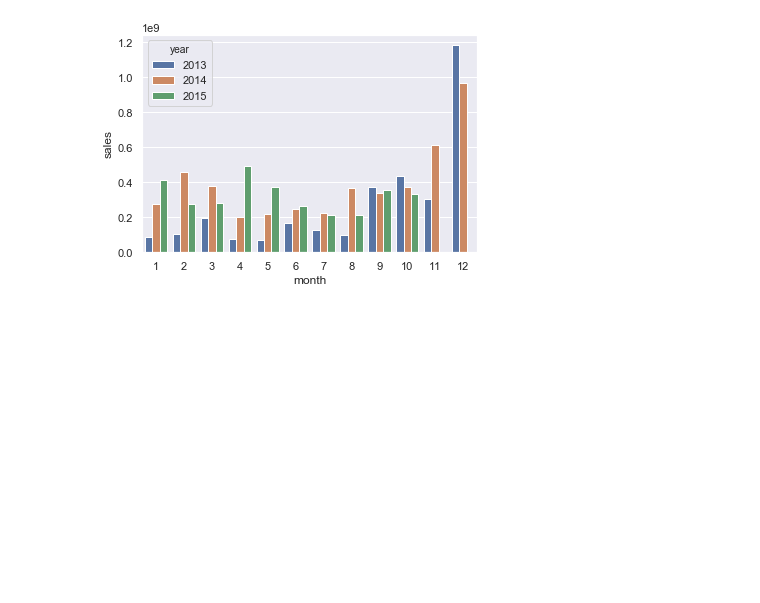
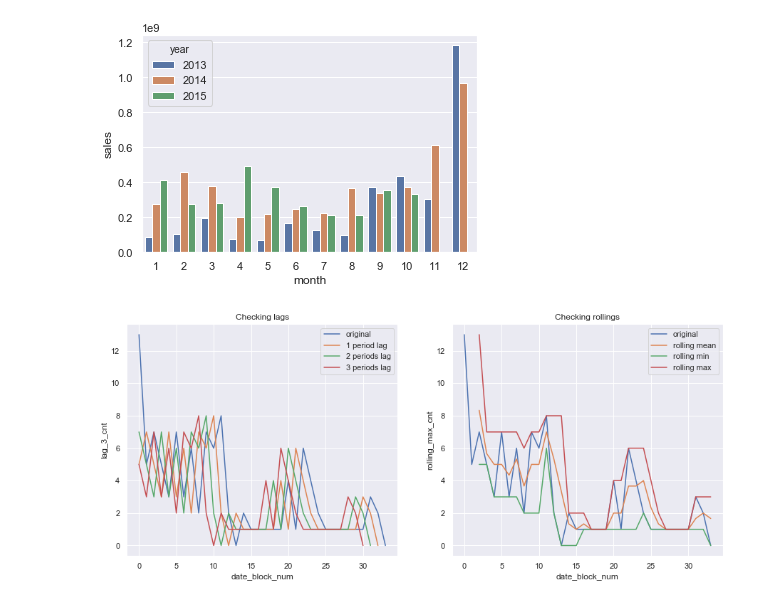
Before and after one commit to Bounty1993/ML-scripts, a Jupyter notebook: future_sales.ipynb, the cells around one changed output. Cells and saved outputs as stored; diff of their text form; code cells hidden in the pictures; blank space fills up the shorter version.

Commit message:
checking charts

```diff
--- a/future_sales.ipynb
+++ b/future_sales.ipynb
@@ -223,10 +223,10 @@ sns.barplot(x='month', y='sales', hue='year', data=temp)
 <matplotlib.axes._subplots.AxesSubplot at 0x...>
 [figure]
 # %%
-all_train['lag_price'] = all_train.sort_values('date_block_num').groupby(['shop_id', 'item_id'])['price'].shift(1)
-all_train['lag_cnt'] = all_train.sort_values('date_block_num').groupby(['shop_id', 'item_id'])['cnt'].shift(1)
-all_train['lag_2_cnt'] = all_train.sort_values('date_block_num').groupby(['shop_id', 'item_id'])['cnt'].shift(2)
-all_train['lag_3_cnt'] = all_train.sort_values('date_block_num').groupby(['shop_id', 'item_id'])['cnt'].shift(3)
+all_train['lag_price'] = all_train.sort_values('date_block_num').groupby(['shop_id', 'item_id'])['price'].shift(-1)
+all_train['lag_cnt'] = all_train.sort_values('date_block_num').groupby(['shop_id', 'item_id'])['cnt'].shift(-1)
+all_train['lag_2_cnt'] = all_train.sort_values('date_block_num').groupby(['shop_id', 'item_id'])['cnt'].shift(-2)
+all_train['lag_3_cnt'] = all_train.sort_values('date_block_num').groupby(['shop_id', 'item_id'])['cnt'].shift(-3)
 # %%
 rolling_mean = lambda x: x.rolling(window = 3).mean()
 rolling_min = lambda x: x.rolling(window = 3).min()
@@ -239,4 +239,23 @@ all_train['rolling_min_cnt'] = all_train.sort_values('date_block_num') \
 all_train['rolling_max_cnt'] = all_train.sort_values('date_block_num') \
                                         .groupby(['shop_id', 'item_id'])['cnt'].apply(rolling_max)
 # %%
-all_train['target'] = all_train.sort_values('date_block_num').groupby(['shop_id', 'item_id'])['cnt'].shift(-1)
+all_train['target'] = all_train.sort_values('date_block_num').groupby(['shop_id', 'item_id'])['cnt'].shift(1)
+# %%
+one_item = all_train.loc[(all_train['shop_id'] == 25) & (all_train['item_id'] == 8093)]
+
+fig, ax = plt.subplots(1, 2, figsize=(15, 6))
+sns.lineplot(x='date_block_num', y='cnt', data=one_item, ax=ax[0], label='original')
+sns.lineplot(x='date_block_num', y='lag_cnt', data=one_item, ax=ax[0], label='1 period lag')
+sns.lineplot(x='date_block_num', y='lag_2_cnt', data=one_item, ax=ax[0], label='2 periods lag')
+sns.lineplot(x='date_block_num', y='lag_3_cnt', data=one_item, ax=ax[0], label='3 periods lag')
+ax[0].legend()
+ax[0].set_title('Checking lags')
+
+sns.lineplot(x='date_block_num', y='cnt', data=one_item, ax=ax[1], label='original')
+sns.lineplot(x='date_block_num', y='rolling_mean_cnt', data=one_item, ax=ax[1], label='rolling mean')
+sns.lineplot(x='date_block_num', y='rolling_min_cnt', data=one_item, ax=ax[1], label='rolling min')
+sns.lineplot(x='date_block_num', y='rolling_max_cnt', data=one_item, ax=ax[1], label='rolling max')
+ax[1].legend()
+ax[1].set_title('Checking rollings');
+# %% [output]
+[figure, added]
```
Also changed, not shown: parts of 1 cell of this notebook.
